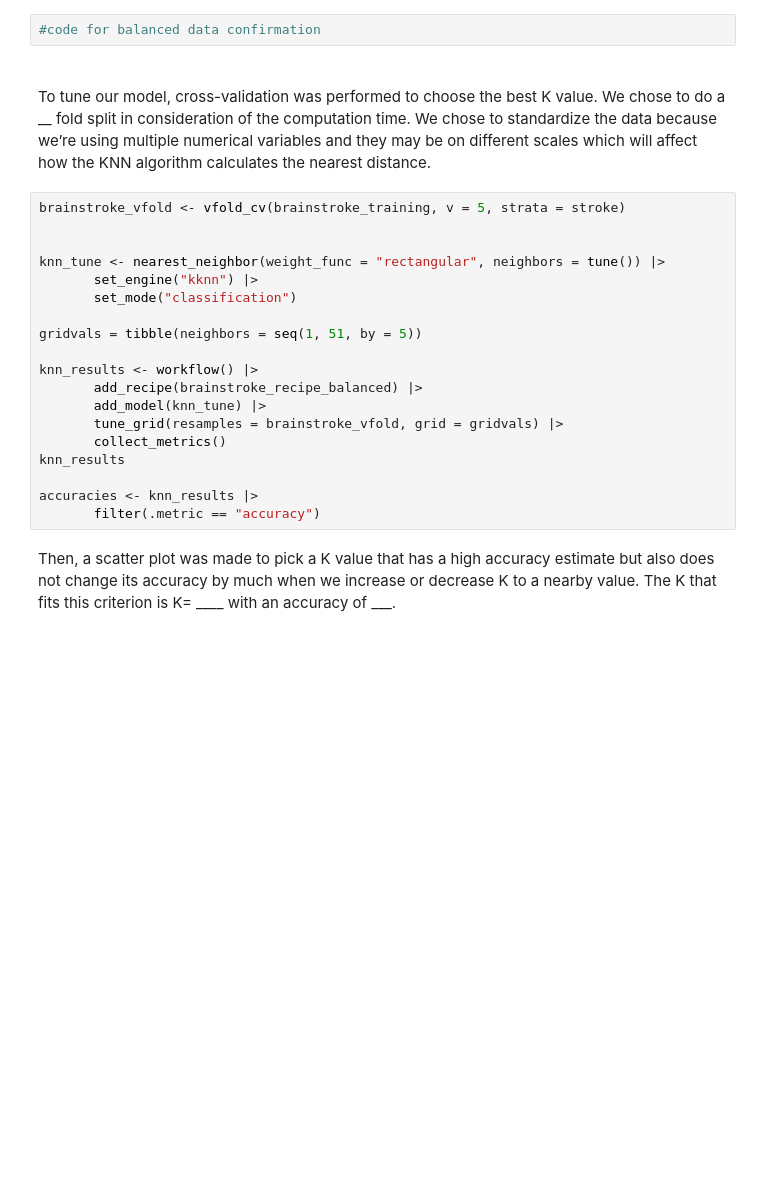
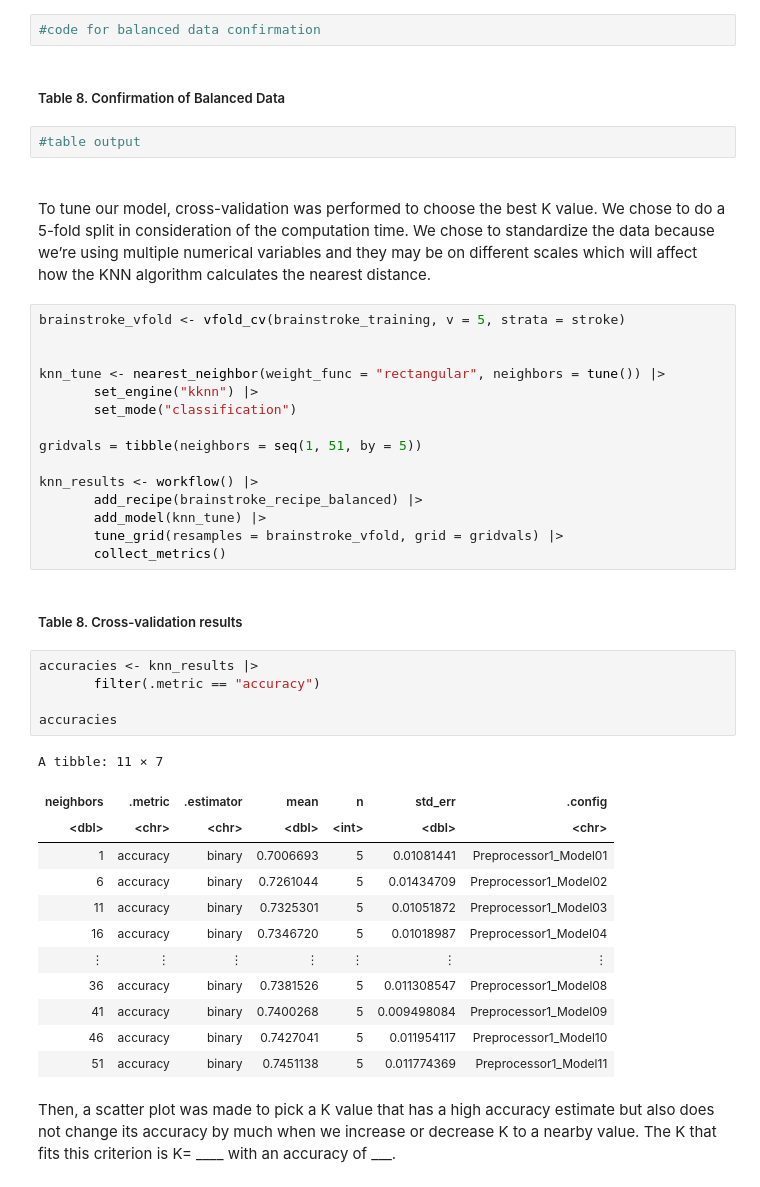
Before and after one commit to inigogrch/dsci-100-2022w2-group-29-section-007, a Jupyter notebook: Report.ipynb, the cells around one changed output. Saved outputs shown, nothing was run; the diff lists cells and outputs as text; blank space fills up the shorter version.

Commit message:
Format table headers

```diff
--- a/Report.ipynb
+++ b/Report.ipynb
@@ -233,8 +249,12 @@ brainstroke_recipe_balanced <-
 <br> As shown, the classes are now more balanced. However, there may be the issue of overfitting the model to the data because it increases the number of observations in the class that does have a stroke. Thus, cross-validation may not work as well and this should be noted for future research to use a more balanced dataset.
 # %%
 #code for balanced data confirmation
+# %% [markdown]
+##### Table 8. Confirmation of Balanced Data
+# %%
+#table output
 # %% [markdown]
-<br> To tune our model, cross-validation was performed to choose the best K value. We chose to do a __ fold split in consideration of the computation time. We chose to standardize the data because we’re using multiple numerical variables and they may be on different scales which will affect how the KNN algorithm calculates the nearest distance.
+<br> To tune our model, cross-validation was performed to choose the best K value. We chose to do a 5-fold split in consideration of the computation time. We chose to standardize the data because we’re using multiple numerical variables and they may be on different scales which will affect how the KNN algorithm calculates the nearest distance.
 # %%
 brainstroke_vfold <- vfold_cv(brainstroke_training, v = 5, strata = stroke)
 
@@ -250,10 +270,26 @@ knn_results <- workflow() |>
        add_model(knn_tune) |>
        tune_grid(resamples = brainstroke_vfold, grid = gridvals) |>
        collect_metrics()
-knn_results
-
-accuracies <- knn_results |>
-       filter(.metric == "accuracy")
+# %% [markdown]
+##### Table 8. Cross-validation results
+# %%
+accuracies <- knn_results |>
+       filter(.metric == "accuracy")
+
+accuracies
+# %% [output]
+A tibble: 11 × 7
+| neighbors | .metric | .estimator | mean | n | std_err | .config |
+| <dbl> | <chr> | <chr> | <dbl> | <int> | <dbl> | <chr> |
+| 1 | accuracy | binary | 0.7006693 | 5 | 0.01081441 | Preprocessor1_Model01 |
+| 6 | accuracy | binary | 0.7261044 | 5 | 0.01434709 | Preprocessor1_Model02 |
+| 11 | accuracy | binary | 0.7325301 | 5 | 0.01051872 | Preprocessor1_Model03 |
+| 16 | accuracy | binary | 0.7346720 | 5 | 0.01018987 | Preprocessor1_Model04 |
+| ⋮ | ⋮ | ⋮ | ⋮ | ⋮ | ⋮ | ⋮ |
+| 36 | accuracy | binary | 0.7381526 | 5 | 0.011308547 | Preprocessor1_Model08 |
+| 41 | accuracy | binary | 0.7400268 | 5 | 0.009498084 | Preprocessor1_Model09 |
+| 46 | accuracy | binary | 0.7427041 | 5 | 0.011954117 | Preprocessor1_Model10 |
+| 51 | accuracy | binary | 0.7451138 | 5 | 0.011774369 | Preprocessor1_Model11 |
 # %% [markdown]
 Then, a scatter plot was made to pick a K value that has a high accuracy estimate but also does not change its accuracy by much when we increase or decrease K to a nearby value. The K that fits this criterion is K= ____ with an accuracy of ___.
 # %%
```
Also changed, not shown: parts of 9 cells of this notebook.
